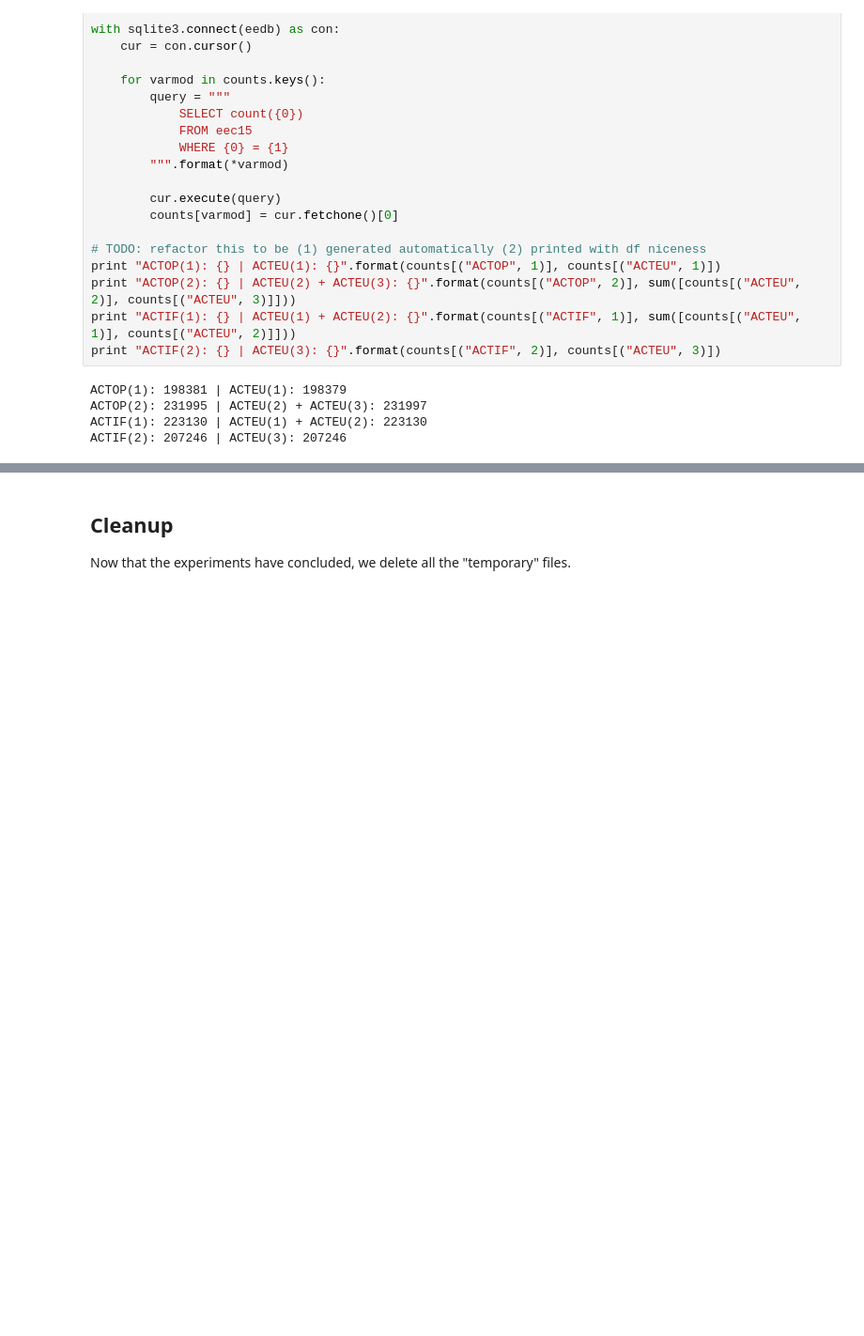
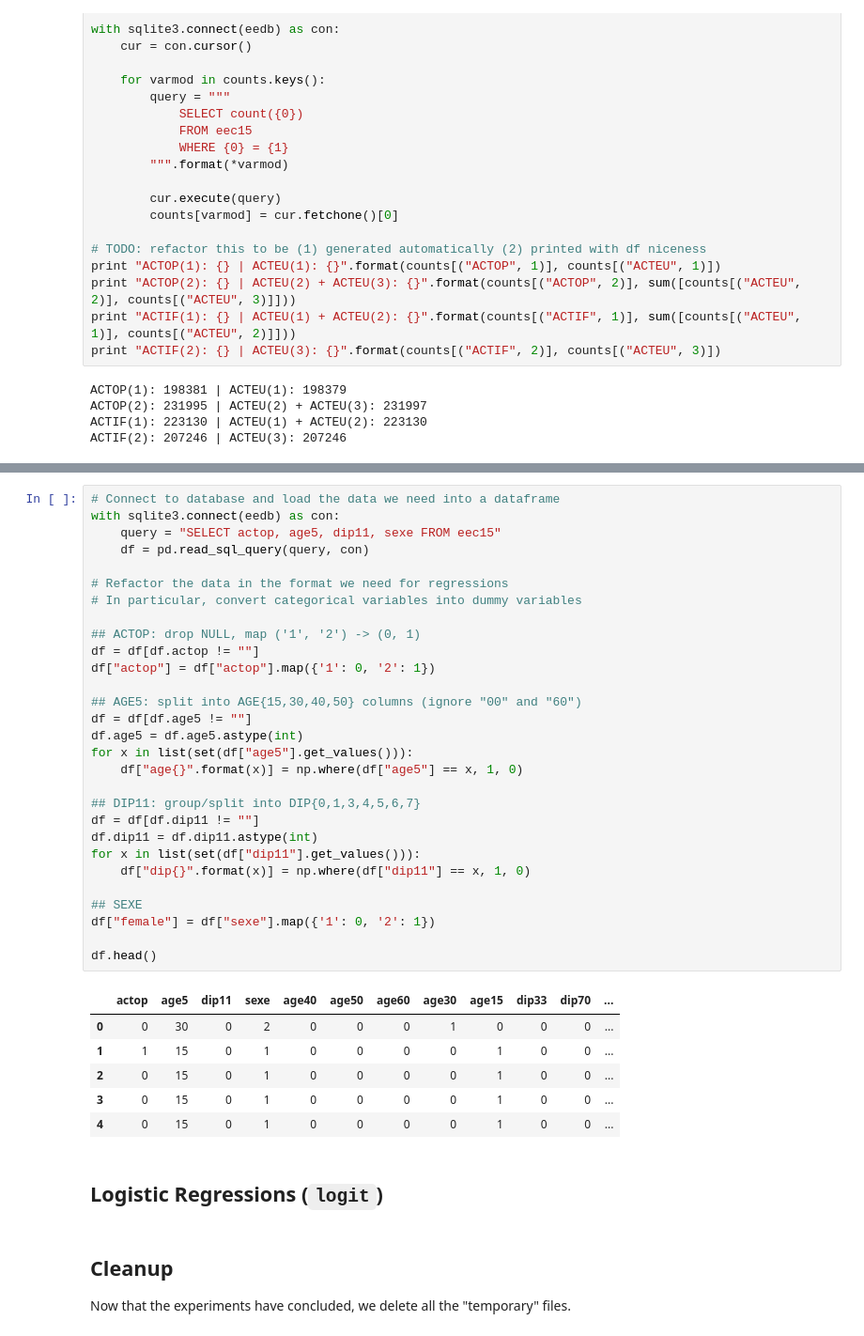
Before and after one commit to ncocacola/econml, a Jupyter notebook: econml.ipynb, the cells around one changed output, grey strips where cells are left out. Shown at 94% size. Cells and saved outputs as stored; diff of their text form; blank space fills up the shorter version.

Commit message:
Converted the data into the format required for regressions ('categorical' -> 'dummy').

```diff
--- a/econml.ipynb
+++ b/econml.ipynb
@@ -197,3 +231,41 @@ Therefore, we choose to use **ACTOP** as our (binary) dependent variable:
+# %%
+# Connect to database and load the data we need into a dataframe
+with sqlite3.connect(eedb) as con:
+    query = "SELECT actop, age5, dip11, sexe FROM eec15"
+    df = pd.read_sql_query(query, con)
+
+# Refactor the data in the format we need for regressions
+# In particular, convert categorical variables into dummy variables
+
+## ACTOP: drop NULL, map ('1', '2') -> (0, 1)
+df = df[df.actop != ""]
+df["actop"] = df["actop"].map({'1': 0, '2': 1})
+
+## AGE5: split into AGE{15,30,40,50} columns (ignore "00" and "60")
+df = df[df.age5 != ""]
+df.age5 = df.age5.astype(int)
+for x in list(set(df["age5"].get_values())):
+    df["age{}".format(x)] = np.where(df["age5"] == x, 1, 0)
+
+## DIP11: group/split into DIP{0,1,3,4,5,6,7}
+df = df[df.dip11 != ""]
+df.dip11 = df.dip11.astype(int)
+for x in list(set(df["dip11"].get_values())):
+    df["dip{}".format(x)] = np.where(df["dip11"] == x, 1, 0)
+
+## SEXE
+df["female"] = df["sexe"].map({'1': 0, '2': 1})
+
+df.head()
+# %% [output]
+|  | actop | age5 | dip11 | sexe | age40 | age50 | age60 | age30 | age15 | dip33 | dip70 | ... |
+| 0 | 0 | 30 | 0 | 2 | 0 | 0 | 0 | 1 | 0 | 0 | 0 | ... |
+| 1 | 1 | 15 | 0 | 1 | 0 | 0 | 0 | 0 | 1 | 0 | 0 | ... |
+| 2 | 0 | 15 | 0 | 1 | 0 | 0 | 0 | 0 | 1 | 0 | 0 | ... |
+| 3 | 0 | 15 | 0 | 1 | 0 | 0 | 0 | 0 | 1 | 0 | 0 | ... |
+| 4 | 0 | 15 | 0 | 1 | 0 | 0 | 0 | 0 | 1 | 0 | 0 | ... |
+# %% [markdown]
+## Logistic Regressions (`logit`)
 # %% [markdown]
 ## Cleanup
 
```
Also changed, not shown: parts of 6 cells of this notebook.
